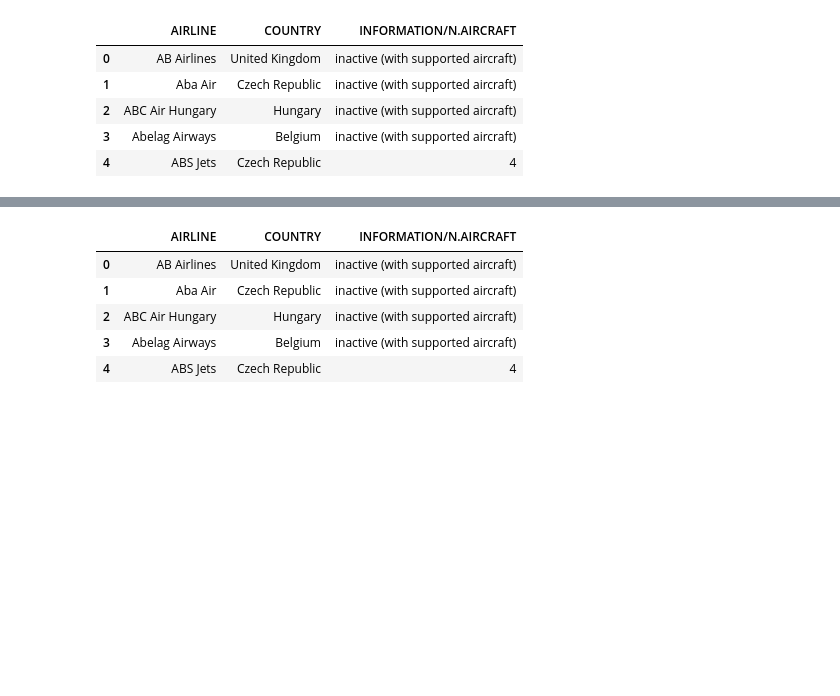
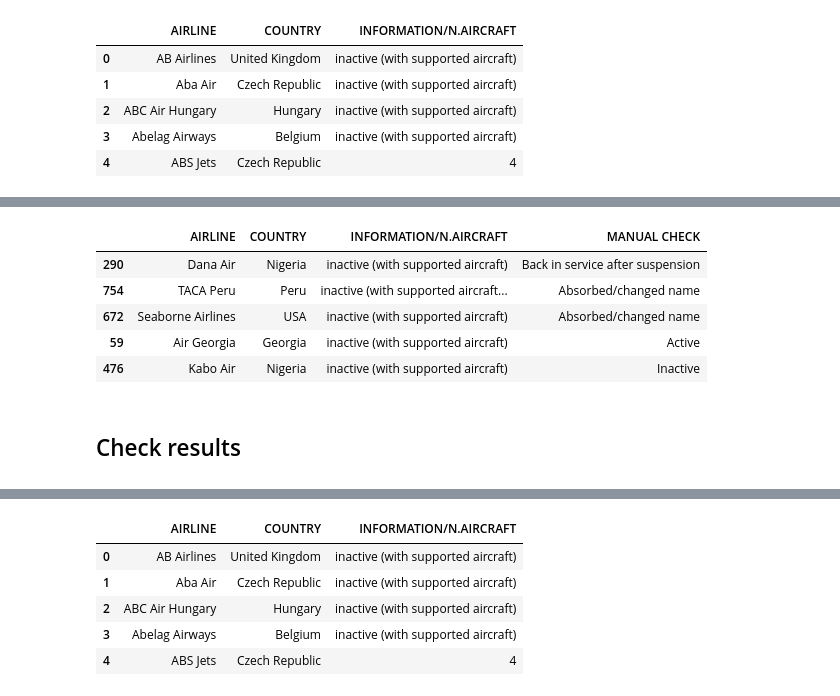
Before and after one commit to Laura1385/projectaircraft_api, a Jupyter notebook: main.ipynb, the cells around one changed output, grey strips where cells are left out. Drawn from its saved outputs; the diff is of its cells as text; code cells hidden in the pictures; blank space fills up the shorter version.

```diff
--- a/main.ipynb
+++ b/main.ipynb
@@ -581,0 +555,30 @@ Su 1387 sono state trovate 864 compagnie aeree, di queste...
+# %%
+#extract 5 random rows from df_inactive
+df_inactive = res_merge_df[res_merge_df['INFORMATION/N.AIRCRAFT'].str.contains('inactive')]
+
+#the random_state parameter if specified extracts the same values in successive executions
+df_random_b = df_inactive.sample(n=5, random_state=42)
+
+#print(df_random_a.to_string(index=False))
+# %%
+df_random_b['MANUAL CHECK'] = ''
+df_random_b.at[df_random_b.index[0], 'MANUAL CHECK'] = 'Back in service after suspension'
+df_random_b.at[df_random_b.index[1], 'MANUAL CHECK'] = 'Absorbed/changed name'
+df_random_b.at[df_random_b.index[2], 'MANUAL CHECK'] = 'Absorbed/changed name'
+df_random_b.at[df_random_b.index[3], 'MANUAL CHECK'] = 'Active'
+df_random_b.at[df_random_b.index[4], 'MANUAL CHECK'] = 'Inactive'
+
+#print(df_random_b.to_string(index=False))
+#columns_to_display = ['AIRLINE', 'COUNTRY', 'MANUAL CHECK']
+#print(df_random_b[columns_to_display].to_string(index=False))
+df_random_b
+# %% [output]
+|  | AIRLINE | COUNTRY | INFORMATION/N.AIRCRAFT | MANUAL CHECK |
+| 290 | Dana Air | Nigeria | inactive (with supported aircraft) | Back in service after suspension |
+| 754 | TACA Peru | Peru | inactive (with supported aircraft... | Absorbed/changed name |
+| 672 | Seaborne Airlines | USA | inactive (with supported aircraft) | Absorbed/changed name |
+| 59 | Air Georgia | Georgia | inactive (with supported aircraft) | Active |
+| 476 | Kabo Air | Nigeria | inactive (with supported aircraft) | Inactive |
+# %% [markdown]
+<a id = '4.1'></a>
+<h1 style="font-size: 150%;">Check results </h1>
```
Also changed, not shown: parts of 68 cells of this notebook, 5 other files.
